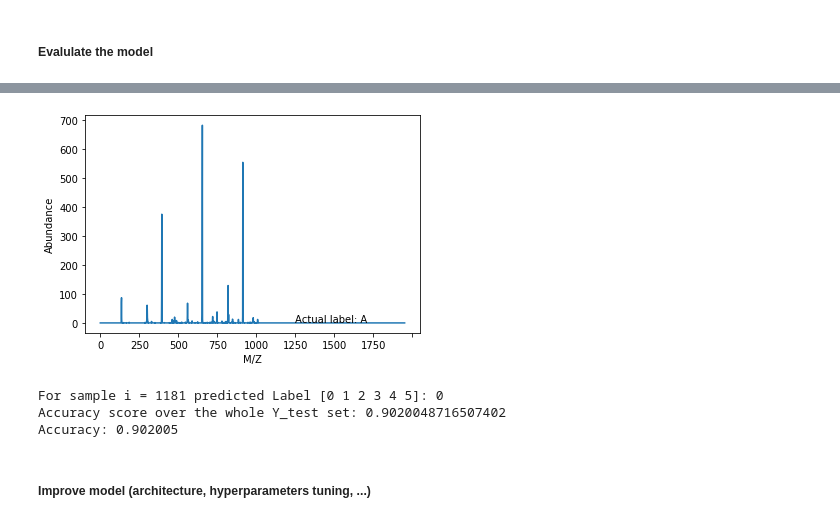
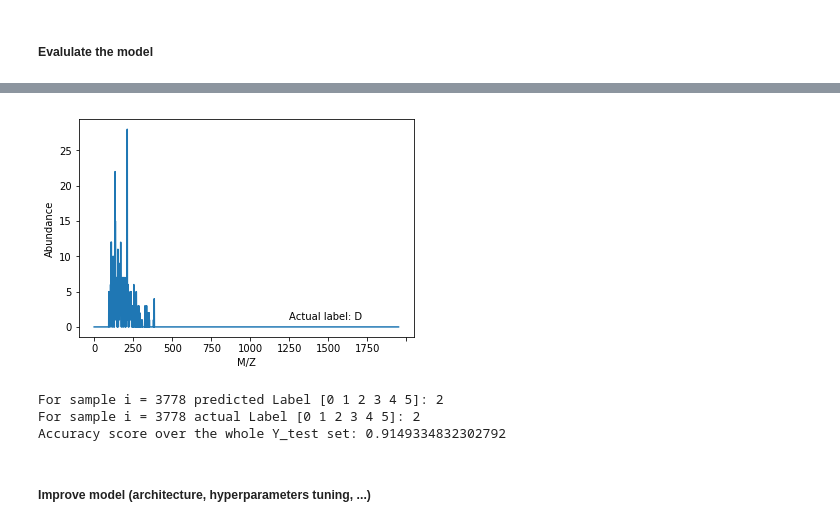
Before and after one commit to parksoy/DAMADAY2020_NASA, a Jupyter notebook: DAMADAY2020WithNASA_workshop_notebook.ipynb, the cells around one changed output, grey strips where cells are left out. Saved outputs shown, nothing was run; the diff lists cells and outputs as text; code cells hidden in the pictures.

```diff
--- a/DAMADAY2020WithNASA_workshop_notebook.ipynb
+++ b/DAMADAY2020WithNASA_workshop_notebook.ipynb
@@ -272,19 +270,16 @@ plt.show()
 ### Define your inputs X and Y
 # %%
 ###Here you select the params you want to remove
-listParams = [] #no params to remove
+listParams = [] #empty = no params to remove
 #listParams = ["Param1", "Param2"] #if you want to remove Param1 and Param2
 
 
 def getRawXy(dataset, listParams, y):
     X = XnoUSID.drop([param for param in listParams], axis=1)
     inputSize = X.shape[1]
-    print(X[:2])
+    nb_labels = len(pd.unique(y))
+    return X, y, XmassSpec, nb_labels
 
-    nb_categories = len(pd.unique(y))
-    print(nb_categories)
-
-    return X, y, XmassSpec, nb_categories
-
-X, y, XmassSpec, nb_categories = getRawXy(dataset, listParams, y_1)
+X, y, XmassSpec, nb_labels = getRawXy(dataset, listParams, y_1)
+print("number of labels" , nb_labels)
 # %% [output]
@@ -366,0 +319,13 @@ yencoded=getLabelEncodedy(y)
+# %%
+def getLabelEncodedy(y):
+    nb_labels = len(pd.unique(y))
+    encoder_l = LabelEncoder()
+    encoded_y = encoder_l.fit_transform(y)
+    for i in range(nb_labels):
+        print(str(i) + " : " + encoder_l.inverse_transform([i]))
+    return encoded_y
+
+
+yencoded=getLabelEncodedy(y)
+print(yencoded[10000:10010])
+print(y[10000:10010])
@@ -625,32 +609,28 @@ Restored model, accuracy: 90.20%
 # %%
 #TODO:infer a class/label for a random Xtest data
 from sklearn.metrics import accuracy_score, precision_score
 from sklearn.metrics import recall_score,f1_score,cohen_kappa_score
 from sklearn.metrics import roc_auc_score
 from sklearn.metrics import confusion_matrix
 
 XmassSpec_df=X_test.drop(['Param1', 'Param2', 'Param3', 'Param4','Param5', 'Param6', 'Param7'], axis=1)
 
 # plot one test sample spectra
 i=np.random.randint(len(X_test))
 plot_oneSpectra(i, XmassSpec_df, y)
 
 # Infer with the pre-trained model
 predicted = pretrained_model.predict(X_test)
 predicted = np.argmax(predicted, axis=1)
 
-# print("For sample i =", i, "predicted Label [0,1,2,3,4,5]:", predicted[i])
 print("For sample i =", i, "predicted Label {}:".format(np.unique(yencoded)), predicted[i])
-print("Accuracy score over the whole Y_test set:", accuracy_score(Y_test, predicted))
-
-# accuracy: (tp + tn) / (p + n)
-accuracy = accuracy_score(Y_test, predicted)
-print('Accuracy: %f' % accuracy)
+print("For sample i =", i, "actual Label {}:".format(np.unique(yencoded)), Y_test[i]) ##added by Vic
+print("Accuracy score over the whole Y_test set:", accuracy_score(Y_test, predicted))   # accuracy: (tp + tn) / (p + n)
 # %% [output]
-[figure, old version]
+[figure, new version]
-For sample i = 1181 predicted Label [0 1 2 3 4 5]: 0
-Accuracy score over the whole Y_test set: 0.9020048716507402
-Accuracy: 0.902005
+For sample i = 3778 predicted Label [0 1 2 3 4 5]: 2
+For sample i = 3778 actual Label [0 1 2 3 4 5]: 2
+Accuracy score over the whole Y_test set: 0.9149334832302792
 # %% [markdown]
 ##### Improve model (architecture, hyperparameters tuning, ...)
 # %%
```
Also changed, not shown: parts of 27 cells of this notebook, 1 other file.
